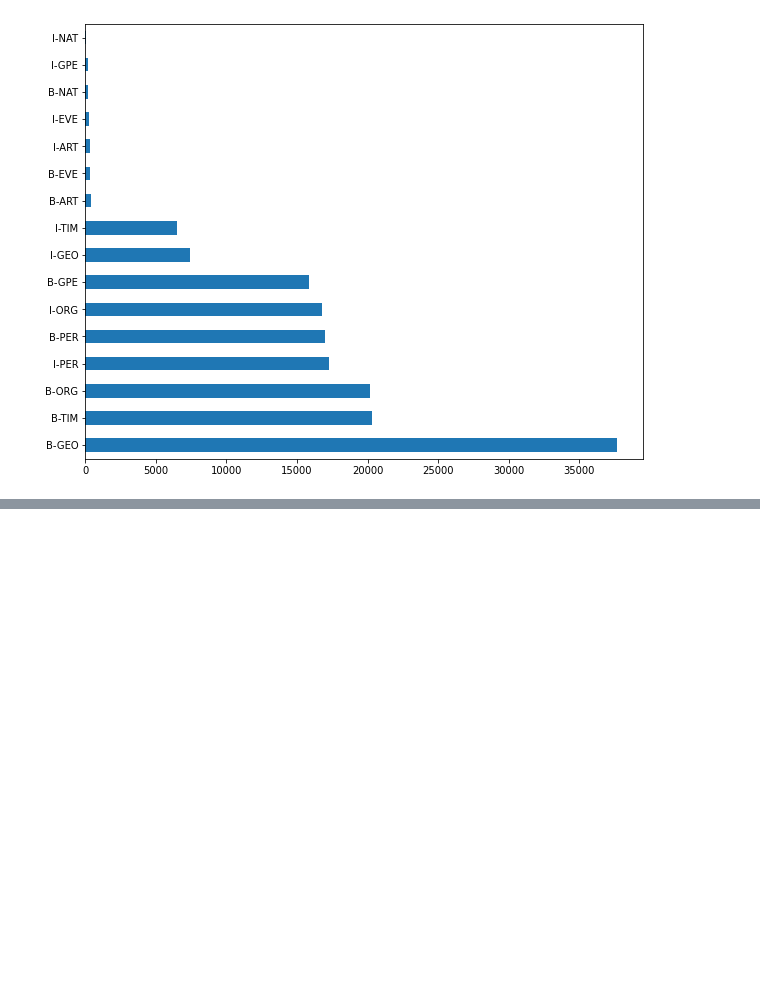
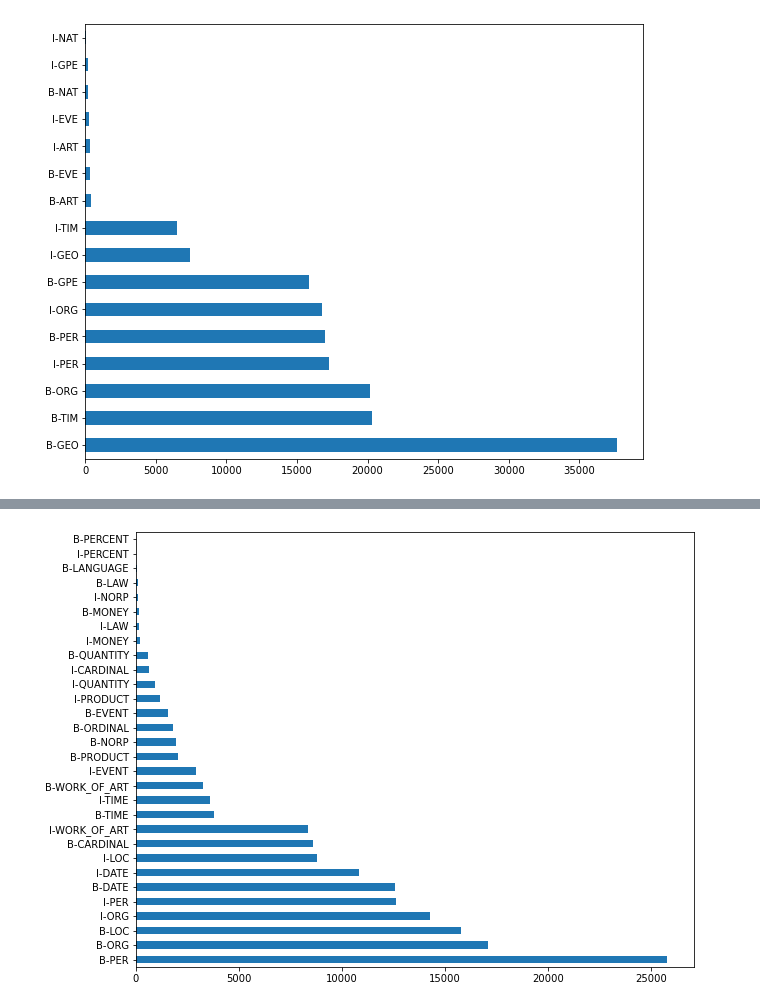
Before and after one commit to mpgxc/NER.DataLabeling, a Jupyter notebook: data/EDA.ipynb, the cells around one changed output, grey strips where cells are left out. Saved outputs shown, nothing was run; the diff lists cells and outputs as text; code cells hidden in the pictures; blank space fills up the shorter version.

```diff
--- a/data/EDA.ipynb
+++ b/data/EDA.ipynb
@@ -54,6 +54,7 @@ kaggle_ner_data.Tag = kaggle_ner_data.Tag.apply(lambda x: x.upper())
 kaggle_ner_data = kaggle_ner_data.rename(columns={"Sentence #": "Sentence"})
 # %%
 custom_ner_data = pd.read_csv('custom/DATA_ANNOTATED.csv')
+last_custom_ner_data = pd.read_csv('custom/final_data_anotado.csv')
 # %%
 plot_tags(train)
 # %% [output]
@@ -77,3 +78,7 @@ plot_tags(custom_ner_data)
+# %%
+plot_tags(last_custom_ner_data)
+# %% [output]
+[figure, added]
 # %%
 train.to_csv('conll2003_csv/train.csv', index=None)
 valid.to_csv('conll2003_csv/valid.csv', index=None)
```
Also changed, not shown: parts of 2 cells of this notebook, 4 other files.
